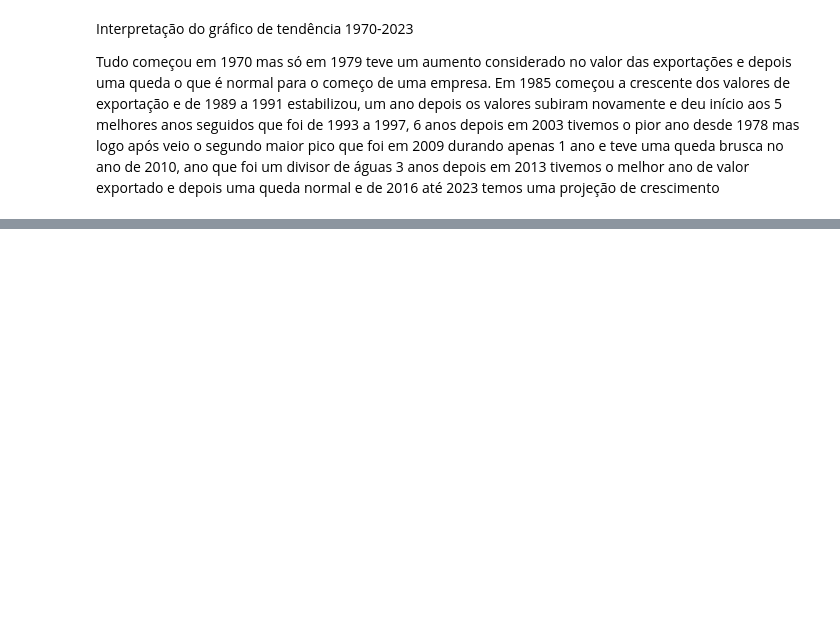
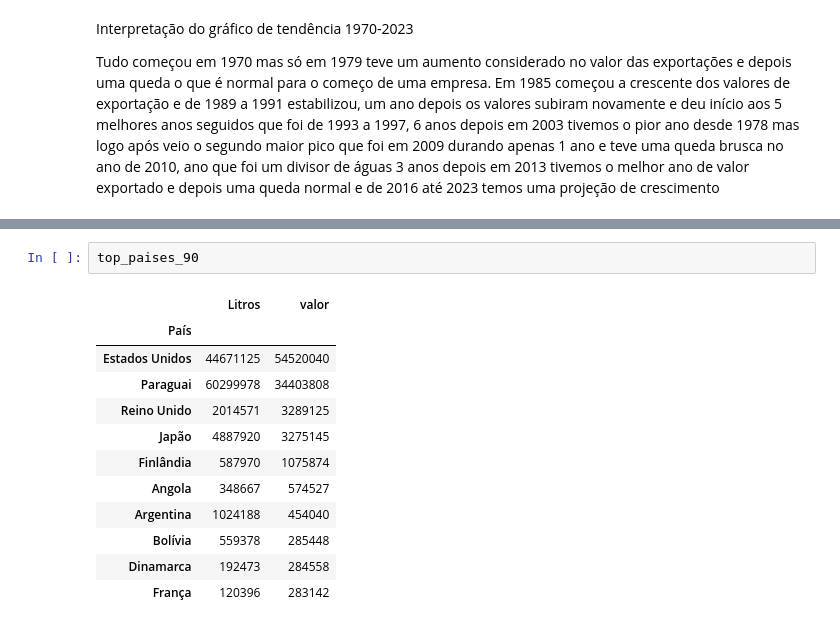
Before and after one commit to GuilhermeRoxo94/Analise-exploratoria-da-exportacao-de-uma-vinicola, a Jupyter notebook: Exportação.ipynb, the cells around one changed output, grey strips where cells are left out. Drawn from its saved outputs; the diff is of its cells as text; blank space fills up the shorter version.

```diff
--- a/Exportação.ipynb
+++ b/Exportação.ipynb
@@ -322,0 +336,15 @@ Tudo começou em 1970 mas só em 1979 teve um aumento considerado no valor das e
+# %%
+top_paises_90
+# %% [output]
+|  | Litros | valor |
+| País |  |  |
+| Estados Unidos | 44671125 | 54520040 |
+| Paraguai | 60299978 | 34403808 |
+| Reino Unido | 2014571 | 3289125 |
+| Japão | 4887920 | 3275145 |
+| Finlândia | 587970 | 1075874 |
+| Angola | 348667 | 574527 |
+| Argentina | 1024188 | 454040 |
+| Bolívia | 559378 | 285448 |
+| Dinamarca | 192473 | 284558 |
+| França | 120396 | 283142 |
```
Also changed, not shown: parts of 9 cells of this notebook.
